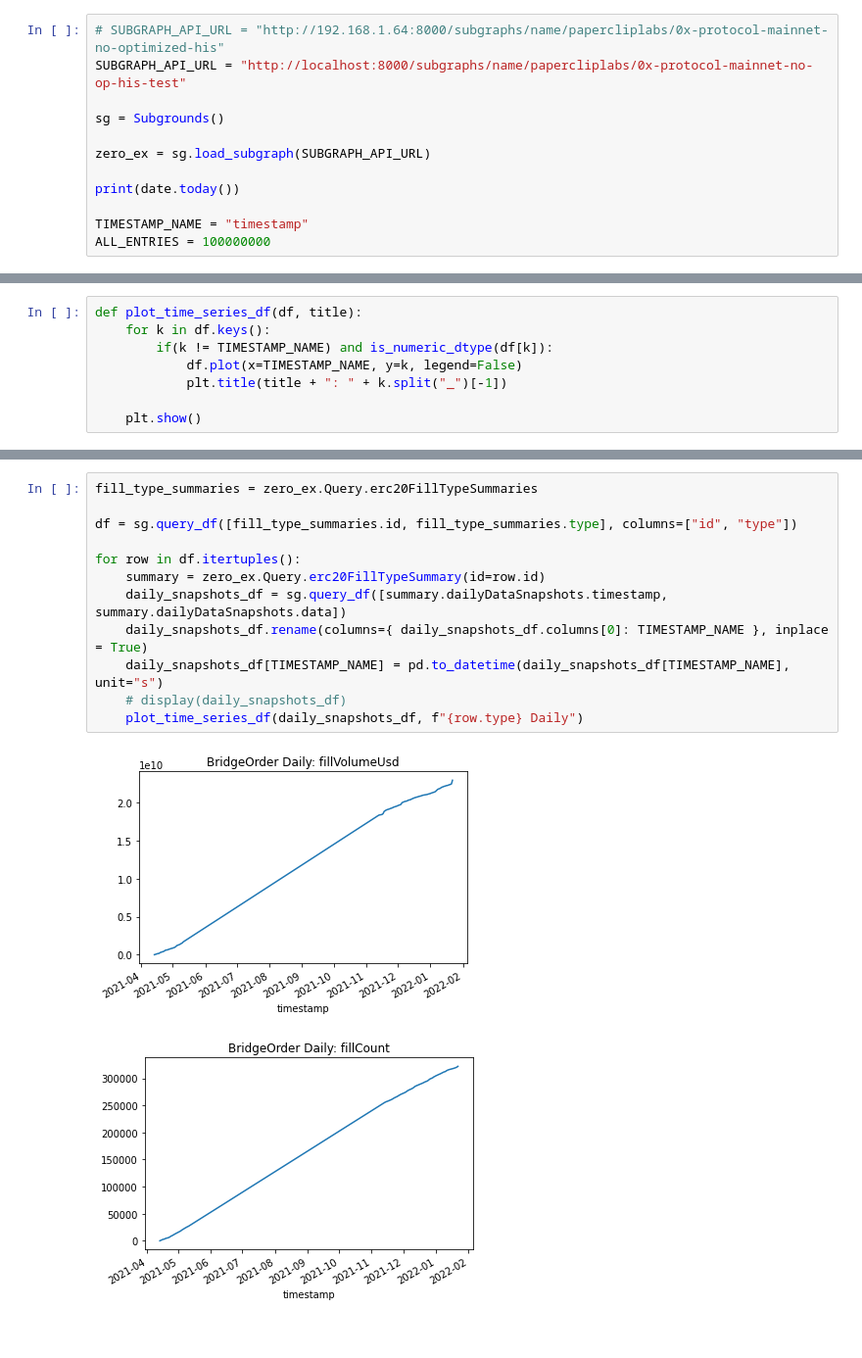
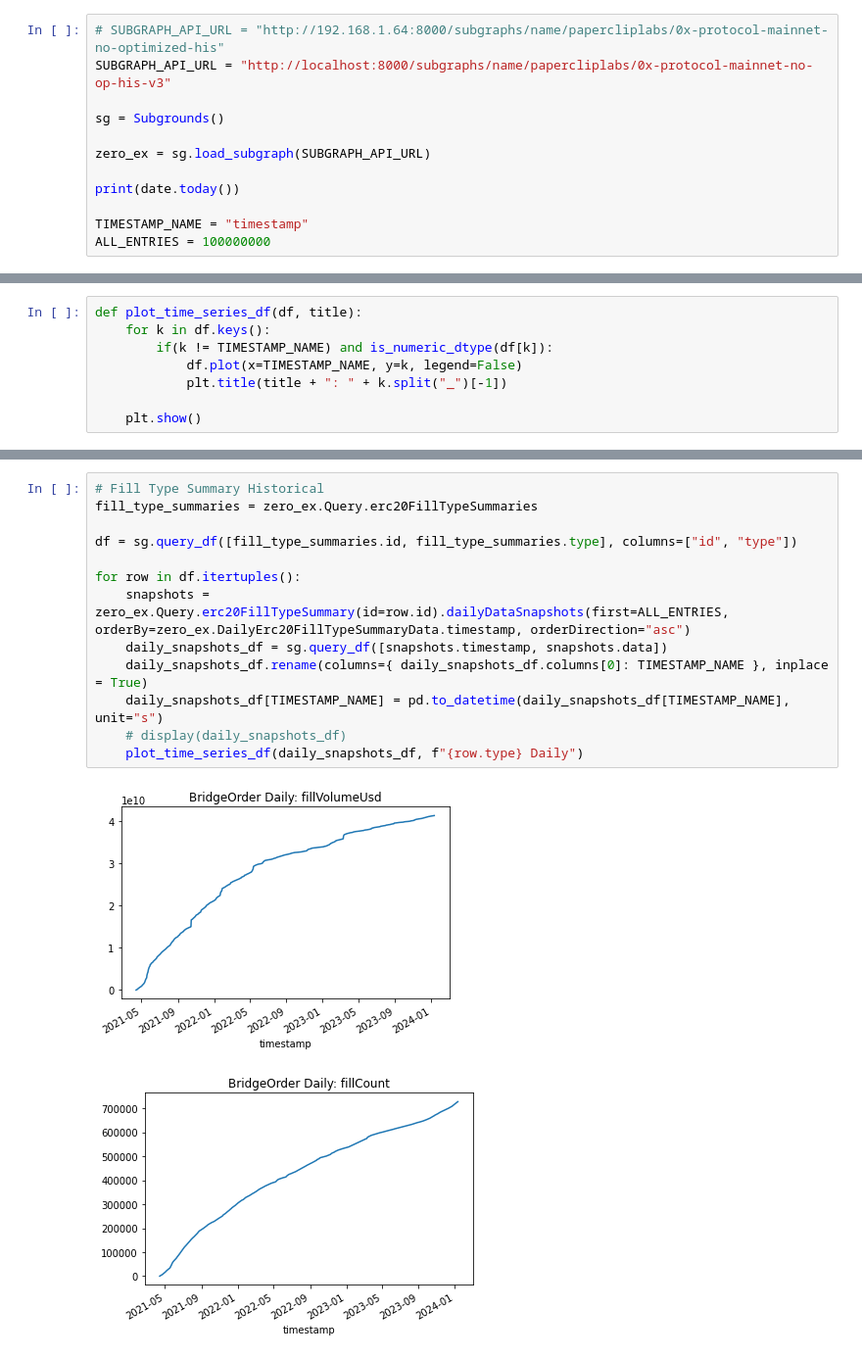
Before and after one commit to papercliplabs/zero-ex-subgraph, a Jupyter notebook: validation/query.ipynb, the cells around one changed output, grey strips where cells are left out. Shown at 98% size. Drawn from its saved outputs; the diff is of its cells as text.

Commit message:
notebook plotting for all historical data, deployed first full version

```diff
--- a/validation/query.ipynb
+++ b/validation/query.ipynb
@@ -7,7 +7,7 @@ import pandas as pd
 from pandas.api.types import is_numeric_dtype
 # %%
 # SUBGRAPH_API_URL = "http://192.168.1.64:8000/subgraphs/name/papercliplabs/0x-protocol-mainnet-no-optimized-his"
-SUBGRAPH_API_URL = "http://localhost:8000/subgraphs/name/papercliplabs/0x-protocol-mainnet-no-op-his-test"
+SUBGRAPH_API_URL = "http://localhost:8000/subgraphs/name/papercliplabs/0x-protocol-mainnet-no-op-his-v3"
 
 sg = Subgrounds()
 
@@ -46,15 +46,16 @@ plot_time_series_df(df, "Protocol Daily")
 # %%
+# Fill Type Summary Historical
 fill_type_summaries = zero_ex.Query.erc20FillTypeSummaries
 
 df = sg.query_df([fill_type_summaries.id, fill_type_summaries.type], columns=["id", "type"])
 
 for row in df.itertuples():
-    summary = zero_ex.Query.erc20FillTypeSummary(id=row.id)
-    daily_snapshots_df = sg.query_df([summary.dailyDataSnapshots.timestamp, summary.dailyDataSnapshots.data])
+    snapshots = zero_ex.Query.erc20FillTypeSummary(id=row.id).dailyDataSnapshots(first=ALL_ENTRIES, orderBy=zero_ex.DailyErc20FillTypeSummaryData.timestamp, orderDirection="asc")
+    daily_snapshots_df = sg.query_df([snapshots.timestamp, snapshots.data])
     daily_snapshots_df.rename(columns={ daily_snapshots_df.columns[0]: TIMESTAMP_NAME }, inplace = True)
     daily_snapshots_df[TIMESTAMP_NAME] = pd.to_datetime(daily_snapshots_df[TIMESTAMP_NAME], unit="s")
     # display(daily_snapshots_df)
     plot_time_series_df(daily_snapshots_df, f"{row.type} Daily")
 # %% [output]
-[figure, old version]
+[figure, new version]
-[figure, old version]
+[figure, new version]
```
Also changed, not shown: parts of 6 cells of this notebook, 11 other files.
